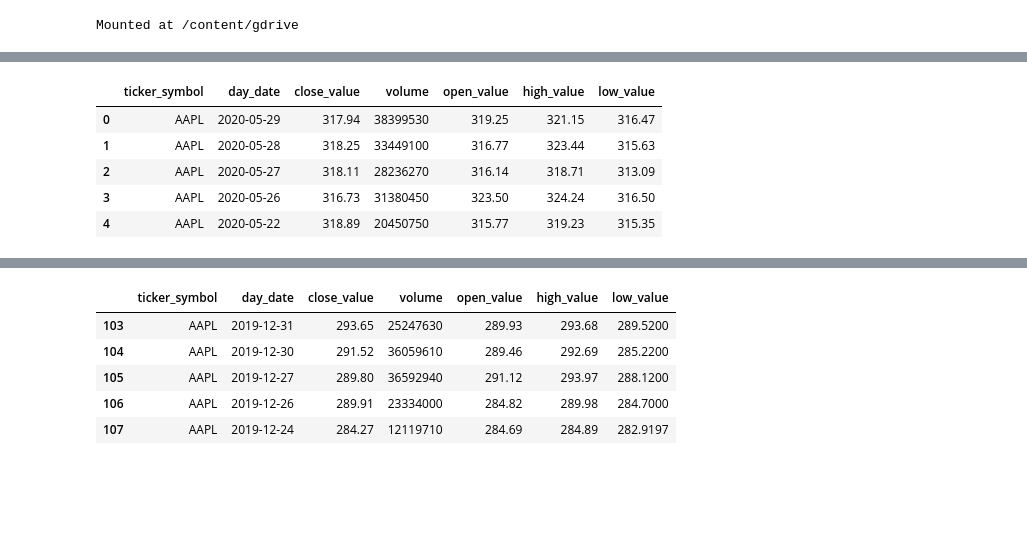
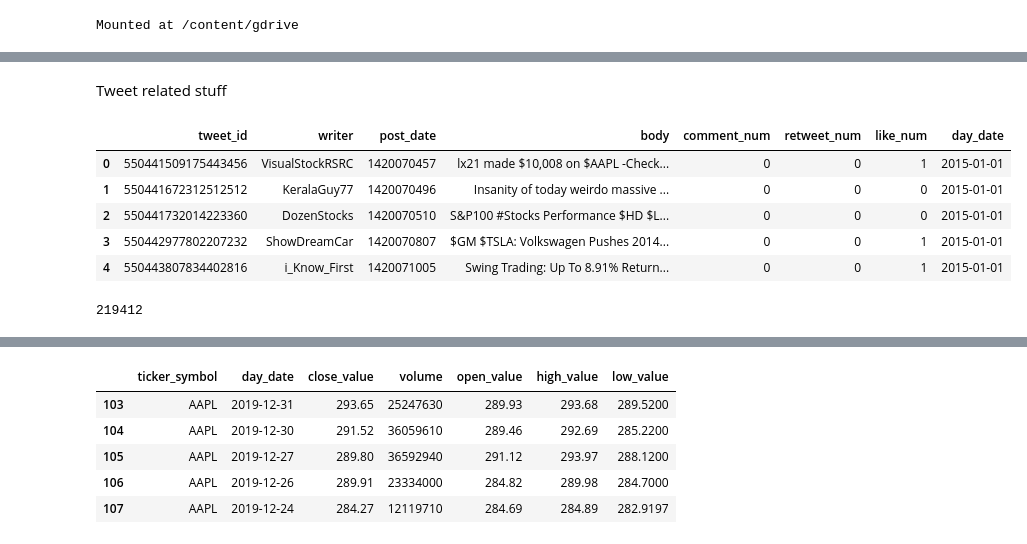
Before and after one commit to dssaenzml/ml703_timeSeriesCausalDiscovery, a Jupyter notebook: Preprocessing.ipynb, the cells around one changed output, grey strips where cells are left out. Cells and saved outputs as stored; diff of their text form; code cells hidden in the pictures; blank space fills up the shorter version.

```diff
--- a/Preprocessing.ipynb
+++ b/Preprocessing.ipynb
@@ -24,0 +19,2 @@ data = pd.read_csv('/content/gdrive/MyDrive/CompanyValues.csv')
+# %% [markdown]
+Tweet related stuff
@@ -25,9 +25,9 @@ data = pd.read_csv('/content/gdrive/MyDrive/CompanyValues.csv')
 # %%
-data.head()
+tweets.head()
 # %% [output]
-|  | ticker_symbol | day_date | close_value | volume | open_value | high_value | low_value |
-| 0 | AAPL | 2020-05-29 | 317.94 | 38399530 | 319.25 | 321.15 | 316.47 |
-| 1 | AAPL | 2020-05-28 | 318.25 | 33449100 | 316.77 | 323.44 | 315.63 |
-| 2 | AAPL | 2020-05-27 | 318.11 | 28236270 | 316.14 | 318.71 | 313.09 |
-| 3 | AAPL | 2020-05-26 | 316.73 | 31380450 | 323.50 | 324.24 | 316.50 |
-| 4 | AAPL | 2020-05-22 | 318.89 | 20450750 | 315.77 | 319.23 | 315.35 |
+|  | tweet_id | writer | post_date | body | comment_num | retweet_num | like_num | day_date |
+| 0 | 550441509175443456 | VisualStockRSRC | 1420070457 | lx21 made $10,008 on $AAPL -Check... | 0 | 0 | 1 | 2015-01-01 |
+| 1 | 550441672312512512 | KeralaGuy77 | 1420070496 | Insanity of today weirdo massive ... | 0 | 0 | 0 | 2015-01-01 |
+| 2 | 550441732014223360 | DozenStocks | 1420070510 | S&P100 #Stocks Performance $HD $L... | 0 | 0 | 0 | 2015-01-01 |
+| 3 | 550442977802207232 | ShowDreamCar | 1420070807 | $GM $TSLA: Volkswagen Pushes 2014... | 0 | 0 | 1 | 2015-01-01 |
+| 4 | 550443807834402816 | i_Know_First | 1420071005 | Swing Trading: Up To 8.91% Return... | 0 | 0 | 1 | 2015-01-01 |
@@ -33,0 +41,4 @@ data.head()
+# %%
+len(tweets_apple)
+# %% [output]
+219412
```
Also changed, not shown: parts of 37 cells of this notebook.
